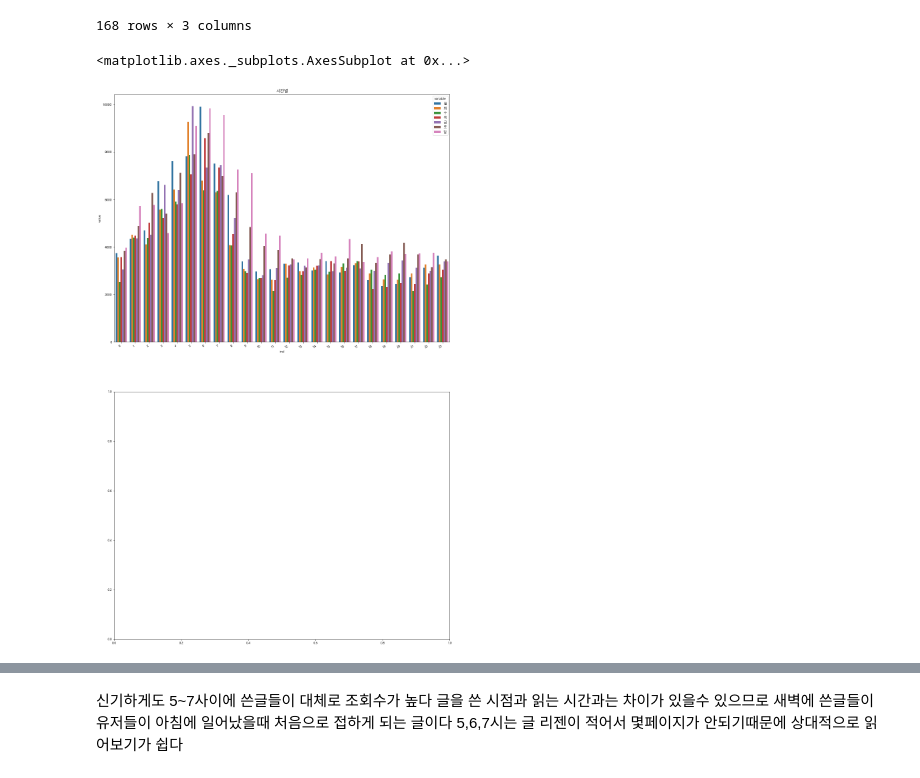
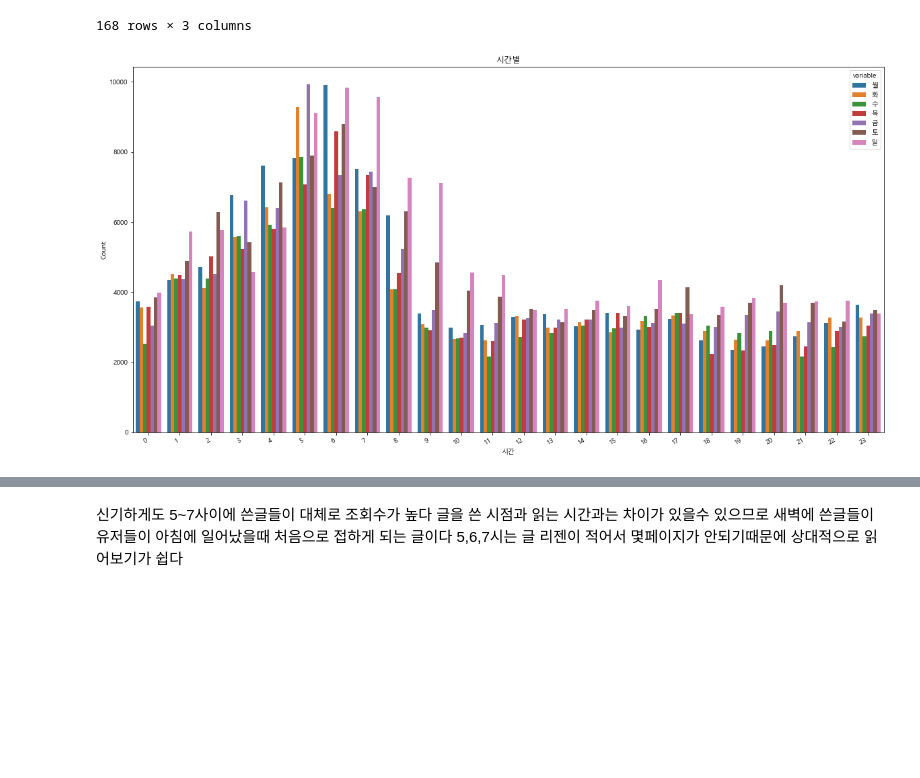
Before and after one commit to arandanito/clien, a Jupyter notebook: 03. EDA.ipynb, the cells around one changed output, grey strips where cells are left out. Drawn from its saved outputs; the diff is of its cells as text; code cells hidden in the pictures; blank space fills up the shorter version.

```diff
--- a/03. EDA.ipynb
+++ b/03. EDA.ipynb
@@ -179,14 +179,19 @@ perday_melted
 # %%
 ### 멜트해서 hue로 나눠야함???
 
-fig, axes = plt.subplots(nrows=2)
-fig.set_size_inches(18,30)
+fig, axes = plt.subplots()
+fig.set_size_inches(20,10)
 
 # train data
-plt.sca(axes[0])
+plt.sca(axes)
 plt.xticks(rotation=30, ha='right') # x축 글자
-axes[0].set(ylabel='Count', title='시간별')
-sns.barplot(perday_melted['ind'],perday_melted['value'], data = perday_melted, hue='variable', ax=axes[0])
+sns.barplot(perday_melted['ind'],perday_melted['value'], data = perday_melted, hue='variable', ax=axes)
+axes.set(xlabel='시간',ylabel='Count', title='시간별')
+plt.rc('axes', titlesize=20)
+plt.rc('axes', labelsize=20)
+plt.rc('xtick', labelsize=20)
+plt.rc('ytick', labelsize=20)
+plt.rc('legend', fontsize=20)
+plt.rc('figure', titlesize=20)
 # %% [output]
-<matplotlib.axes._subplots.AxesSubplot at 0x...>
-[figure, old version]
+[figure, new version]
```
Also changed, not shown: parts of 23 cells of this notebook.
